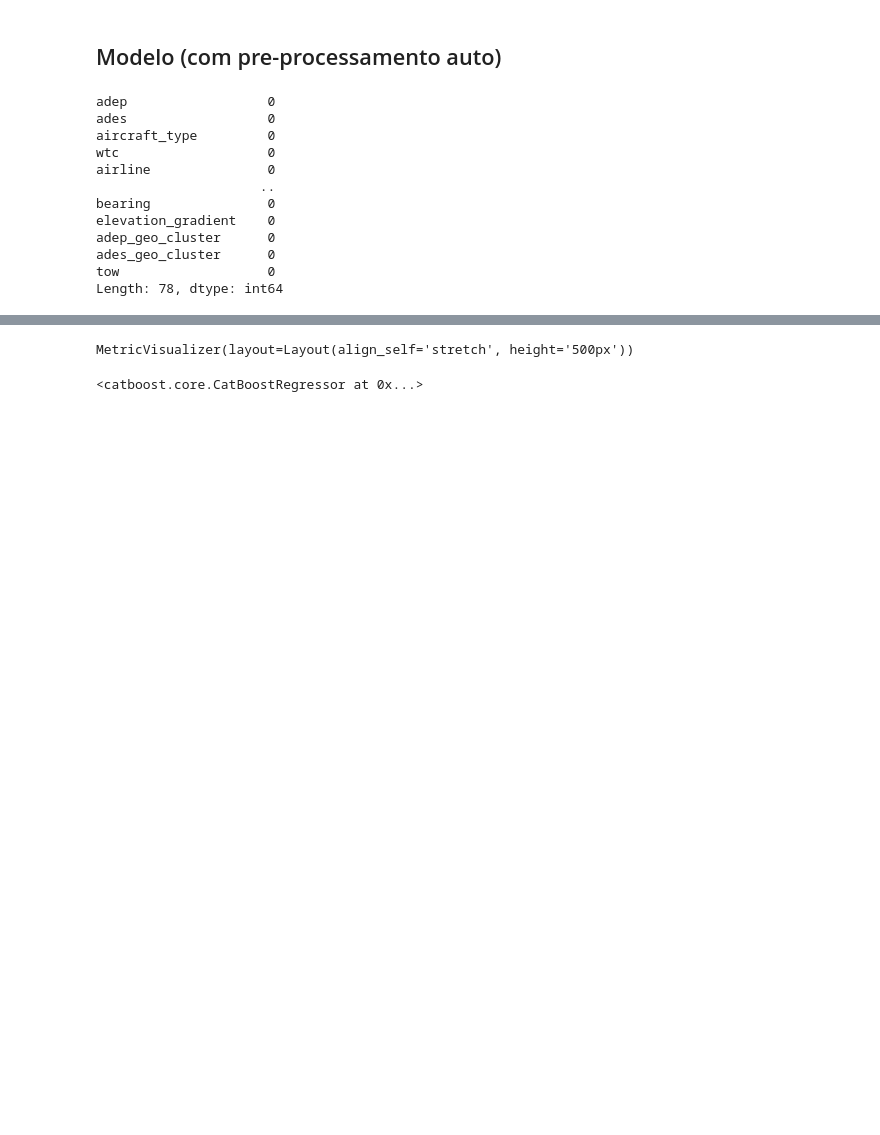
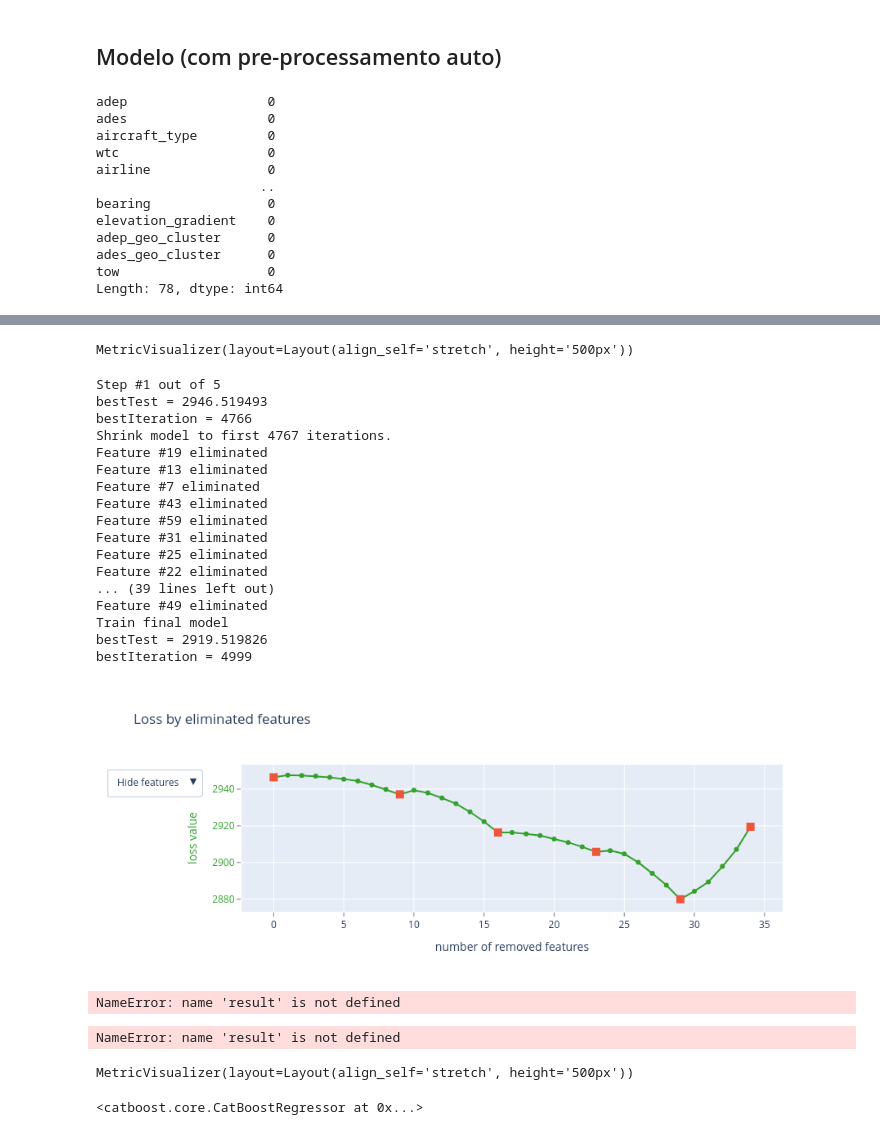
Before and after one commit to PRC-Data-Challenge-2024/team_tiny_rainbow, a Jupyter notebook: catboost.ipynb, the cells around one changed output, grey strips where cells are left out. Drawn from its saved outputs; the diff is of its cells as text; code cells hidden in the pictures; blank space fills up the shorter version.

```diff
--- a/catboost.ipynb
+++ b/catboost.ipynb
@@ -78,3 +78,31 @@ Length: 78, dtype: int64
 # %%
 X = df.drop('tow', axis=1)
 y = df.tow
+# %%
+import numpy as np
+import matplotlib.pyplot as plt
+import seaborn as sns
+
+# Create correlation matrix
+corr_matrix = X.corr(numeric_only=True).abs()
+
+# Select upper triangle of correlation matrix
+upper = corr_matrix.where(np.triu(np.ones(corr_matrix.shape), k=1).astype(bool))
+
+# Find features with correlation greater than 0.95
+to_drop = [column for column in upper.columns if any(upper[column] > 0.95)]
+print(to_drop)
+
+# corr_matrix['offblock_week_of_year'].sort_values(ascending=False).head()
+# corr_matrix['offblock_to_arrival_duration'].sort_values(ascending=False).head()
+# corr_matrix['normalized_taxi_ratio'].sort_values(ascending=False).head()
+# corr_matrix['MALW_kg'].sort_values(ascending=False).head()
+
+# Plotting the correlation matrix
+# plt.figure(figsize=(12, 8))
+# sns.heatmap(corr_matrix[to_drop, to_drop], annot=True, cmap='coolwarm', fmt=".2f")
+# plt.title('Correlation Matrix of Challenge Set')
+# plt.show()
+
+# # Drop features
+X.drop(['offblock_to_arrival_duration', 'normalized_taxi_ratio', 'MALW_kg'], axis=1, inplace=True)
@@ -100,8 +126,11 @@ X_train, X_val, y_train, y_val = train_test_split(X, y, test_size=0.2, random_st
 # %%
 from catboost import CatBoostRegressor, Pool, metrics
+from sklearn.model_selection import train_test_split
+
+X_train, X_val, y_train, y_val = train_test_split(X, y, test_size=0.2, random_state=42)
 
 params = {
-    'learning_rate': 0.07266585543969513,
+    'learning_rate': 0.05,
     'reg_lambda': 15.865685490104017,
     'random_strength': 33.58229075926253,
     'depth': 11,
@@ -112,7 +141,7 @@ train_pool = Pool(X_train, y_train, cat_features=cat_names)
 val_pool = Pool(X_val, y_val, cat_features=cat_names)
 
 model = CatBoostRegressor(
-    iterations=10000,
+    iterations=5000,
     objective=metrics.RMSE(),
     eval_metric=metrics.RMSE(),
     random_seed=42,
@@ -120,6 +149,38 @@ model = CatBoostRegressor(
     task_type='GPU',
     use_best_model=True,
     od_type='Iter',
-    od_wait=50,
+    od_wait=20,
     **params,
 )
+# %%
+result = model.select_features(
+    train_pool, eval_set=val_pool,
+    features_for_select=X_train.columns.tolist(),
+    num_features_to_select=40,
+    steps=5,
+    plot=True,
+)
+# %% [output]
+MetricVisualizer(layout=Layout(align_self='stretch', height='500px'))
+Step #1 out of 5
+bestTest = 2946.519493
+bestIteration = 4766
+Shrink model to first 4767 iterations.
+Feature #19 eliminated
+Feature #13 eliminated
+Feature #7 eliminated
+Feature #43 eliminated
+Feature #59 eliminated
+Feature #31 eliminated
+Feature #25 eliminated
+Feature #22 eliminated
+... (39 lines left out)
+Feature #49 eliminated
+Train final model
+bestTest = 2919.519826
+bestIteration = 4999
+[figure, added]
+# %%
+print(result['eliminated_features_names'])
+# %% [output]
+NameError: name 'result' is not defined
@@ -125,0 +196,5 @@ model = CatBoostRegressor(
+# %%
+print(result['eliminated_features_names'])
+X.drop(result['eliminated_features_names'], axis=1, inplace=True)
+# %% [output]
+NameError: name 'result' is not defined
```
Also changed, not shown: parts of 13 cells of this notebook, 1 other file.
